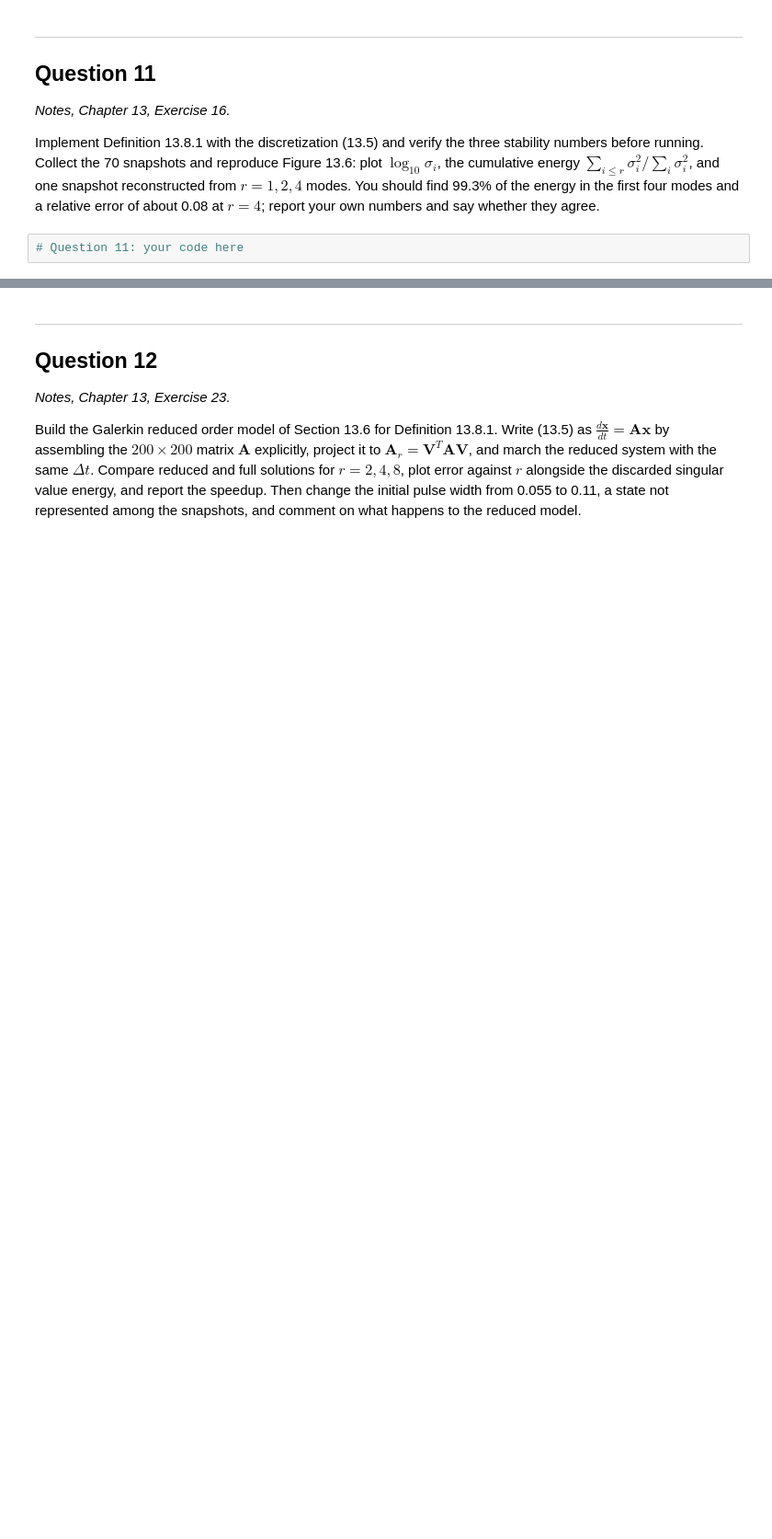
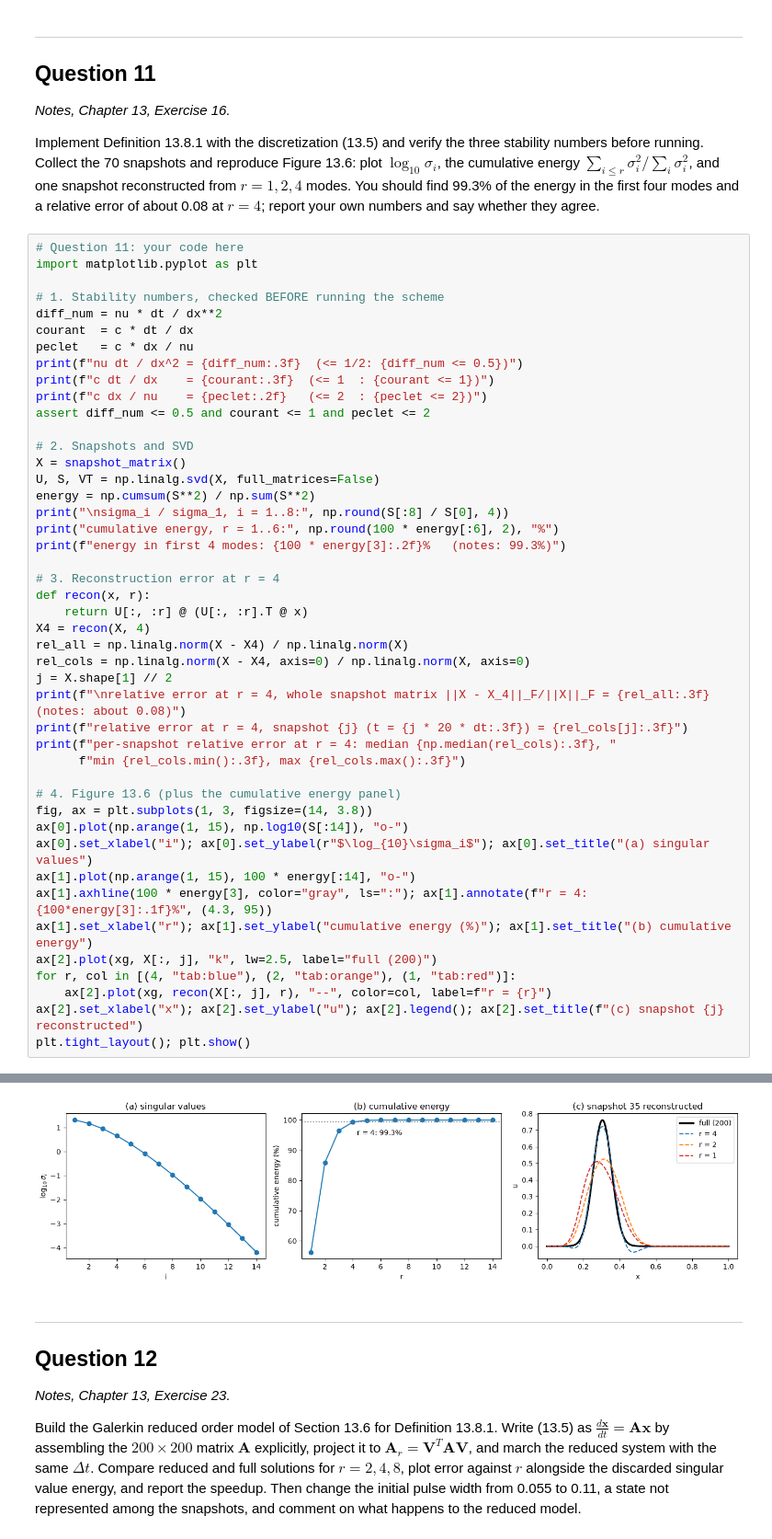
Before and after one commit to akhilghar/COE379L.1, a Jupyter notebook: HW5/Assignment 5.ipynb, the cells around one changed output, grey strips where cells are left out. Shown at 92% size. Saved outputs shown, nothing was run; the diff lists cells and outputs as text; blank space fills up the shorter version.

```diff
--- a/HW5/Assignment 5.ipynb
+++ b/HW5/Assignment 5.ipynb
@@ -122,5 +425,49 @@ Show that the reconstruction error equals the sum of the discarded eigenvalues,
 *Notes, Chapter 13, Exercise 16.*
 
 Implement Definition 13.8.1 with the discretization (13.5) and verify the three stability numbers before running. Collect the 70 snapshots and reproduce Figure 13.6: plot $\log_{10} \sigma_i$, the cumulative energy $\sum_{i \le r} \sigma_i^2 / \sum_i \sigma_i^2$, and one snapshot reconstructed from $r = 1, 2, 4$ modes. You should find 99.3% of the energy in the first four modes and a relative error of about 0.08 at $r = 4$; report your own numbers and say whether they agree.
-# %%
-# Question 11: your code here
+# %%
+# Question 11: your code here
+import matplotlib.pyplot as plt
+
+# 1. Stability numbers, checked BEFORE running the scheme
+diff_num = nu * dt / dx**2
+courant  = c * dt / dx
+peclet   = c * dx / nu
+print(f"nu dt / dx^2 = {diff_num:.3f}  (<= 1/2: {diff_num <= 0.5})")
+print(f"c dt / dx    = {courant:.3f}  (<= 1  : {courant <= 1})")
+print(f"c dx / nu    = {peclet:.2f}   (<= 2  : {peclet <= 2})")
+assert diff_num <= 0.5 and courant <= 1 and peclet <= 2
+
+# 2. Snapshots and SVD
+X = snapshot_matrix()
+U, S, VT = np.linalg.svd(X, full_matrices=False)
+energy = np.cumsum(S**2) / np.sum(S**2)
+print("\nsigma_i / sigma_1, i = 1..8:", np.round(S[:8] / S[0], 4))
+print("cumulative energy, r = 1..6:", np.round(100 * energy[:6], 2), "%")
+print(f"energy in first 4 modes: {100 * energy[3]:.2f}%   (notes: 99.3%)")
+
+# 3. Reconstruction error at r = 4
+def recon(x, r):
+    return U[:, :r] @ (U[:, :r].T @ x)
+X4 = recon(X, 4)
+rel_all = np.linalg.norm(X - X4) / np.linalg.norm(X)
+rel_cols = np.linalg.norm(X - X4, axis=0) / np.linalg.norm(X, axis=0)
+j = X.shape[1] // 2
+print(f"\nrelative error at r = 4, whole snapshot matrix ||X - X_4||_F/||X||_F = {rel_all:.3f}   (notes: about 0.08)")
+print(f"relative error at r = 4, snapshot {j} (t = {j * 20 * dt:.3f}) = {rel_cols[j]:.3f}")
+print(f"per-snapshot relative error at r = 4: median {np.median(rel_cols):.3f}, "
+      f"min {rel_cols.min():.3f}, max {rel_cols.max():.3f}")
+
+# 4. Figure 13.6 (plus the cumulative energy panel)
+fig, ax = plt.subplots(1, 3, figsize=(14, 3.8))
+ax[0].plot(np.arange(1, 15), np.log10(S[:14]), "o-")
+ax[0].set_xlabel("i"); ax[0].set_ylabel(r"$\log_{10}\sigma_i$"); ax[0].set_title("(a) singular values")
+ax[1].plot(np.arange(1, 15), 100 * energy[:14], "o-")
+ax[1].axhline(100 * energy[3], color="gray", ls=":"); ax[1].annotate(f"r = 4: {100*energy[3]:.1f}%", (4.3, 95))
+ax[1].set_xlabel("r"); ax[1].set_ylabel("cumulative energy (%)"); ax[1].set_title("(b) cumulative energy")
+ax[2].plot(xg, X[:, j], "k", lw=2.5, label="full (200)")
+for r, col in [(4, "tab:blue"), (2, "tab:orange"), (1, "tab:red")]:
+    ax[2].plot(xg, recon(X[:, j], r), "--", color=col, label=f"r = {r}")
+ax[2].set_xlabel("x"); ax[2].set_ylabel("u"); ax[2].legend(); ax[2].set_title(f"(c) snapshot {j} reconstructed")
+plt.tight_layout(); plt.show()
+# %% [output]
@@ -127,3 +485,4 @@ Implement Definition 13.8.1 with the discretization (13.5) and verify the three
+[figure, added]
 # %% [markdown]
 ---
 
```
Also changed, not shown: parts of 12 cells of this notebook, 1 other file.
